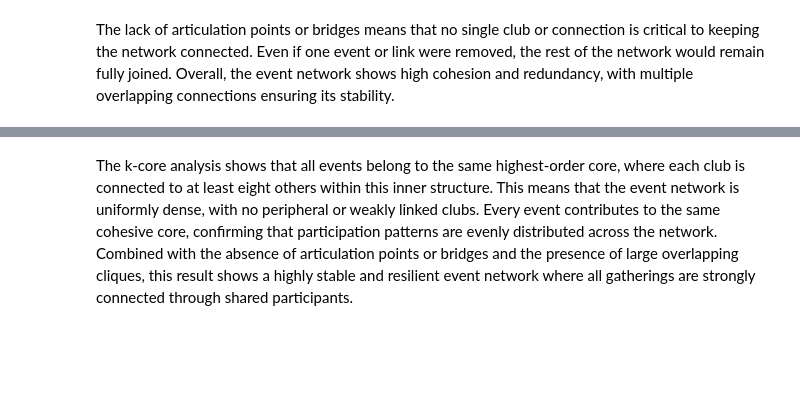
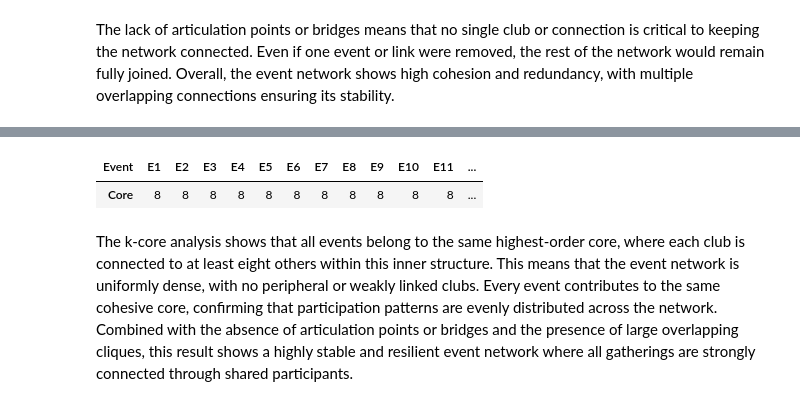
Before and after one commit to Sirwel/Data-620, a Jupyter notebook: week_6/plot_davis_club.ipynb, the cells around one changed output, grey strips where cells are left out. Cells and saved outputs as stored; diff of their text form; code cells hidden in the pictures; blank space fills up the shorter version.

Commit message:
Week 6: Formatting document text and improving the analysis conclusion .

```diff
--- a/week_6/plot_davis_club.ipynb
+++ b/week_6/plot_davis_club.ipynb
@@ -611,12 +621,11 @@ event_connectivity_summary.style.hide(axis="index")
 # %% [markdown]
  The lack of articulation points or bridges means that no single club or connection is critical to keeping the network connected. Even if one event or link were removed, the rest of the network would remain fully joined. Overall, the event network shows high cohesion and redundancy, with multiple overlapping connections ensuring its stability.
 # %%
-# --- k-Core Analysis for Clubs ---
 event_core_numbers = nx.core_number(club_weighted)
 event_max_core = nx.k_core(club_weighted)
 
 event_kcore_df = (
     pd.DataFrame(data=list(event_core_numbers.items()), columns=["Event", "Core"])
     .sort_values("Core", ascending=False)
-    .style.hide(axis="index")
+
 )
@@ -641,3 +632,17 @@ event_kcore_df
+# %%
+matrix_df_event = (
+    event_kcore_df
+    .set_index('Event')
+    .T
+    .rename_axis(None, axis=0)
+    .rename_axis('Event', axis=1)
+)
+
+matrix_df_event.index = ['Core']
+matrix_df_event
+# %% [output]
+| Event | E1 | E2 | E3 | E4 | E5 | E6 | E7 | E8 | E9 | E10 | E11 | ... |
+| Core | 8 | 8 | 8 | 8 | 8 | 8 | 8 | 8 | 8 | 8 | 8 | ... |
 # %% [markdown]
 The k-core analysis shows that all events belong to the same highest-order core, where each club is connected to at least eight others within this inner structure. This means that the event network is uniformly dense, with no peripheral or weakly linked clubs. Every event contributes to the same cohesive core, confirming that participation patterns are evenly distributed across the network. Combined with the absence of articulation points or bridges and the presence of large overlapping cliques, this result shows a highly stable and resilient event network where all gatherings are strongly connected through shared participants.
 # %% [markdown]
```
Also changed, not shown: parts of 13 cells of this notebook.
